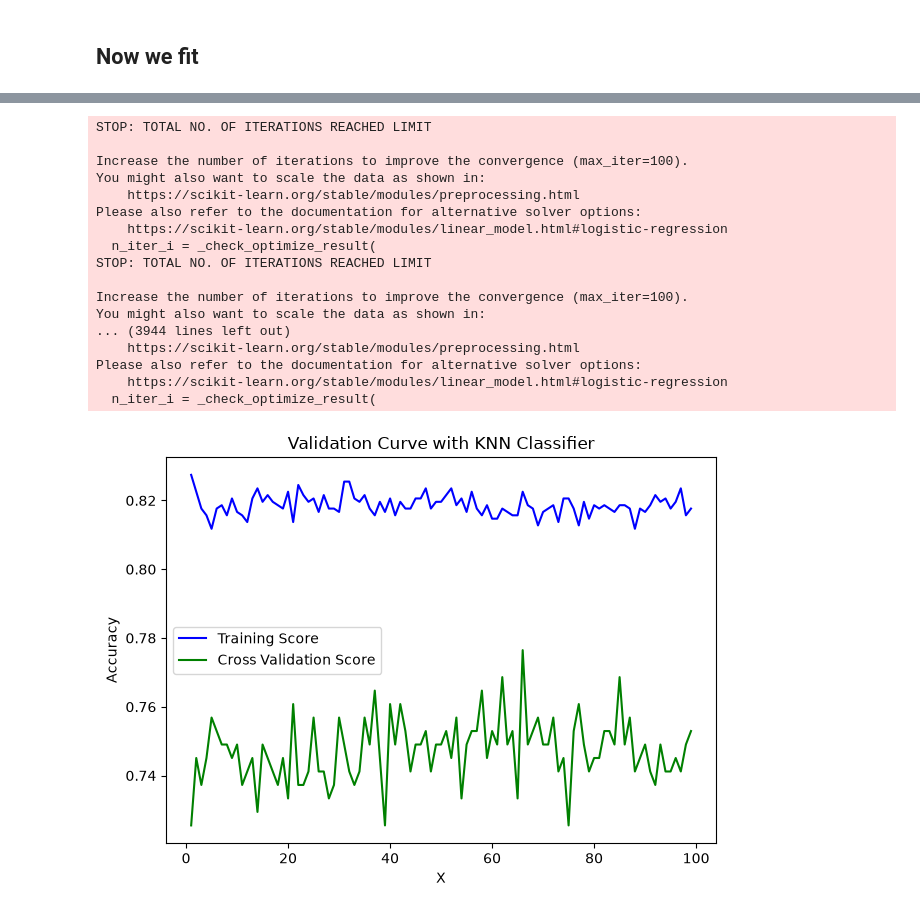
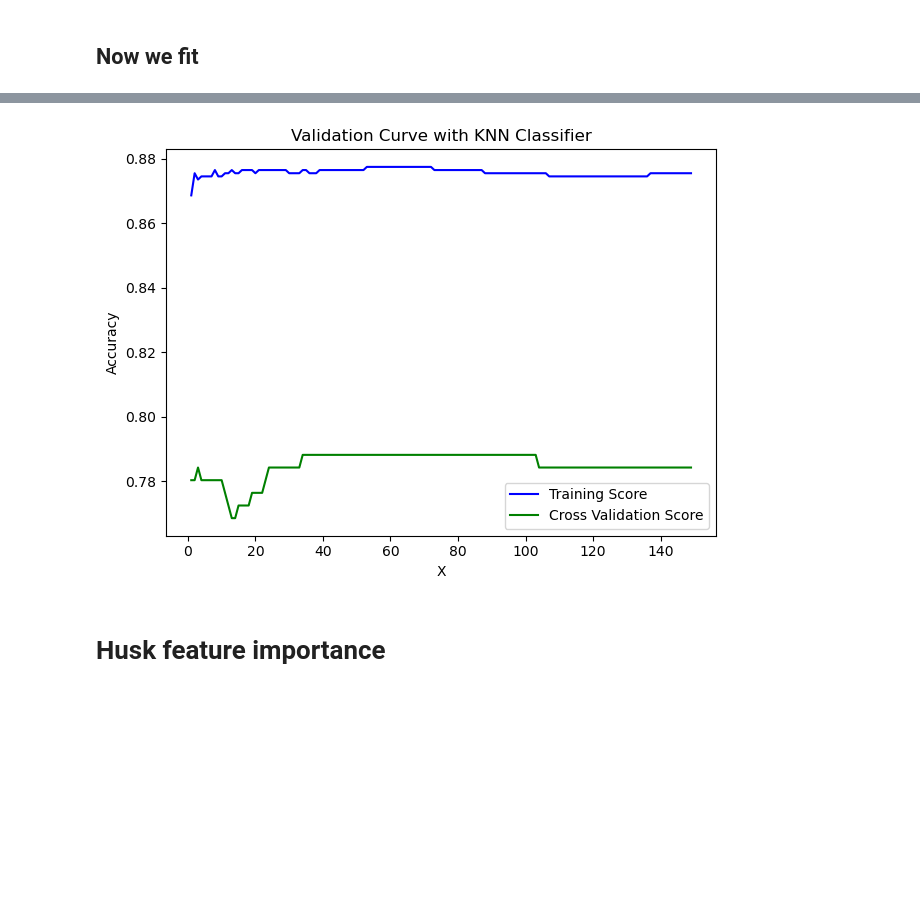
Before and after one commit to esoey/DAT540-Project, a Jupyter notebook: project_gd.ipynb, the cells around one changed output, grey strips where cells are left out. Saved outputs shown, nothing was run; the diff lists cells and outputs as text; code cells hidden in the pictures; blank space fills up the shorter version.

```diff
--- a/project_gd.ipynb
+++ b/project_gd.ipynb
@@ -448,0 +459,16 @@ display(comparison.round(3))
+# %%
+param_grid = {
+    "model__C" : [0.01, 0.1, 1, 10, 100, 200]
+}
+
+grid_search = GridSearchCV(estimator=models["Logistic Regression"],
+                           param_grid=param_grid,
+                           cv=cross_validation,
+                           scoring="roc_auc",
+                           return_train_score=True)
+
+grid_search.fit(X_train_selected, y_train)
+
+
+print("Best parameters: ", grid_search.best_params_)
+print("Best score: ", grid_search.best_score_)
@@ -449,10 +505,7 @@ display(comparison.round(3))
 # %% [markdown]
 ## Now we fit
 # %%
-model = LogisticRegression(random_state=1)
+model = models["Logistic Regression"]
 model.fit(X_train, y_train)
 # make predictions
 y_pred = model.predict(X_test)
-# evaluate predictions
-mae = mean_absolute_error(y_test, y_pred)
-print('Mean Absolute Error: %.3f' % mae)
@@ -509,46 +552,31 @@ weighted avg       0.78      0.78      0.78        64
 # %%
-parameter_range = np.arange(1, 100, 1)
-train_score, test_score = validation_curve(estimator=LogisticRegression(), X=X_train, y=y_train,
-                 param_name="C", param_range=parameter_range,
+parameter_range = np.arange(1, 150, 1)
+train_score, test_score = validation_curve(estimator=models["Logistic Regression"], X=X_train, y=y_train,
+                 param_name="model__C", param_range=parameter_range,
                                            cv=cross_validation, scoring="accuracy")
 
 # Calculating mean and standard deviation of training score
 mean_train_score = np.mean(train_score, axis=1)
 std_train_score = np.std(train_score, axis=1)
 
 # Calculating mean and standard deviation of testing score
 mean_test_score = np.mean(test_score, axis=1)
 std_test_score = np.std(test_score, axis=1)
 
 # Plot mean accuracy scores for training and testing scores
 plt.plot(parameter_range, mean_train_score,
          label="Training Score", color='b')
 plt.plot(parameter_range, mean_test_score,
          label="Cross Validation Score", color='g')
 
 # Creating the plot
 plt.title("Validation Curve with KNN Classifier")
 plt.xlabel("X")
 plt.ylabel("Accuracy")
 plt.tight_layout()
 plt.legend(loc='best')
 plt.show()
 # %% [output]
-STOP: TOTAL NO. OF ITERATIONS REACHED LIMIT
-
-Increase the number of iterations to improve the convergence (max_iter=100).
-You might also want to scale the data as shown in:
-    https://scikit-learn.org/stable/modules/preprocessing.html
-Please also refer to the documentation for alternative solver options:
-    https://scikit-learn.org/stable/modules/linear_model.html#logistic-regression
-  n_iter_i = _check_optimize_result(
-STOP: TOTAL NO. OF ITERATIONS REACHED LIMIT
-
-Increase the number of iterations to improve the convergence (max_iter=100).
-You might also want to scale the data as shown in:
-... (3944 lines left out)
-    https://scikit-learn.org/stable/modules/preprocessing.html
-Please also refer to the documentation for alternative solver options:
-    https://scikit-learn.org/stable/modules/linear_model.html#logistic-regression
-  n_iter_i = _check_optimize_result(
-[figure, old version]
+[figure, new version]
+# %% [markdown]
+# Husk feature importance
```
Also changed, not shown: parts of 15 cells of this notebook.
